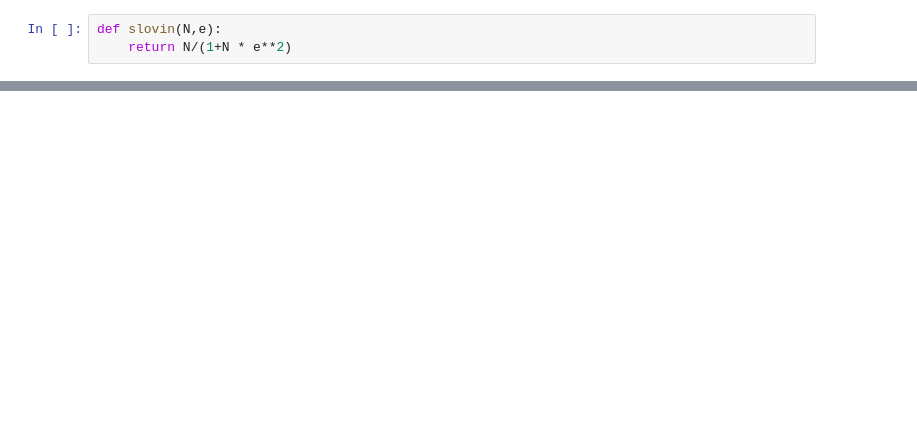
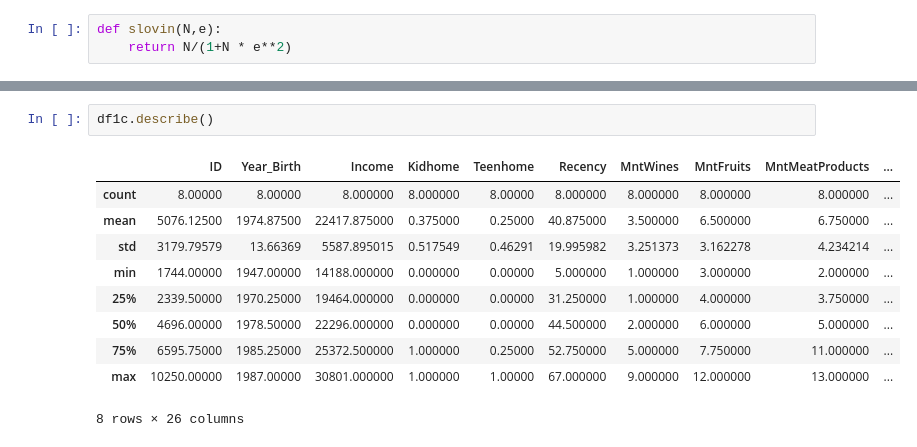
Before and after one commit to dsdayat/Assignment-DS-Day-7-Dibimbing, a Jupyter notebook: HW_HTnc_Agus_Nur_Hidayat.ipynb, the cells around one changed output, grey strips where cells are left out. Drawn from its saved outputs; the diff is of its cells as text; blank space fills up the shorter version.

```diff
--- a/HW_HTnc_Agus_Nur_Hidayat.ipynb
+++ b/HW_HTnc_Agus_Nur_Hidayat.ipynb
@@ -57,0 +261,13 @@ education berpengaruh terhadap income
+# %%
+df1c.describe()
+# %% [output]
+|  | ID | Year_Birth | Income | Kidhome | Teenhome | Recency | MntWines | MntFruits | MntMeatProducts | ... |
+| count | 8.00000 | 8.00000 | 8.000000 | 8.000000 | 8.00000 | 8.000000 | 8.000000 | 8.000000 | 8.000000 | ... |
+| mean | 5076.12500 | 1974.87500 | 22417.875000 | 0.375000 | 0.25000 | 40.875000 | 3.500000 | 6.500000 | 6.750000 | ... |
+| std | 3179.79579 | 13.66369 | 5587.895015 | 0.517549 | 0.46291 | 19.995982 | 3.251373 | 3.162278 | 4.234214 | ... |
+| min | 1744.00000 | 1947.00000 | 14188.000000 | 0.000000 | 0.00000 | 5.000000 | 1.000000 | 3.000000 | 2.000000 | ... |
+| 25% | 2339.50000 | 1970.25000 | 19464.000000 | 0.000000 | 0.00000 | 31.250000 | 1.000000 | 4.000000 | 3.750000 | ... |
+| 50% | 4696.00000 | 1978.50000 | 22296.000000 | 0.000000 | 0.00000 | 44.500000 | 2.000000 | 6.000000 | 5.000000 | ... |
+| 75% | 6595.75000 | 1985.25000 | 25372.500000 | 1.000000 | 0.25000 | 52.750000 | 5.000000 | 7.750000 | 11.000000 | ... |
+| max | 10250.00000 | 1987.00000 | 30801.000000 | 1.000000 | 1.00000 | 67.000000 | 9.000000 | 12.000000 | 13.000000 | ... |
+8 rows × 26 columns
```
Also changed, not shown: parts of 32 cells of this notebook.
